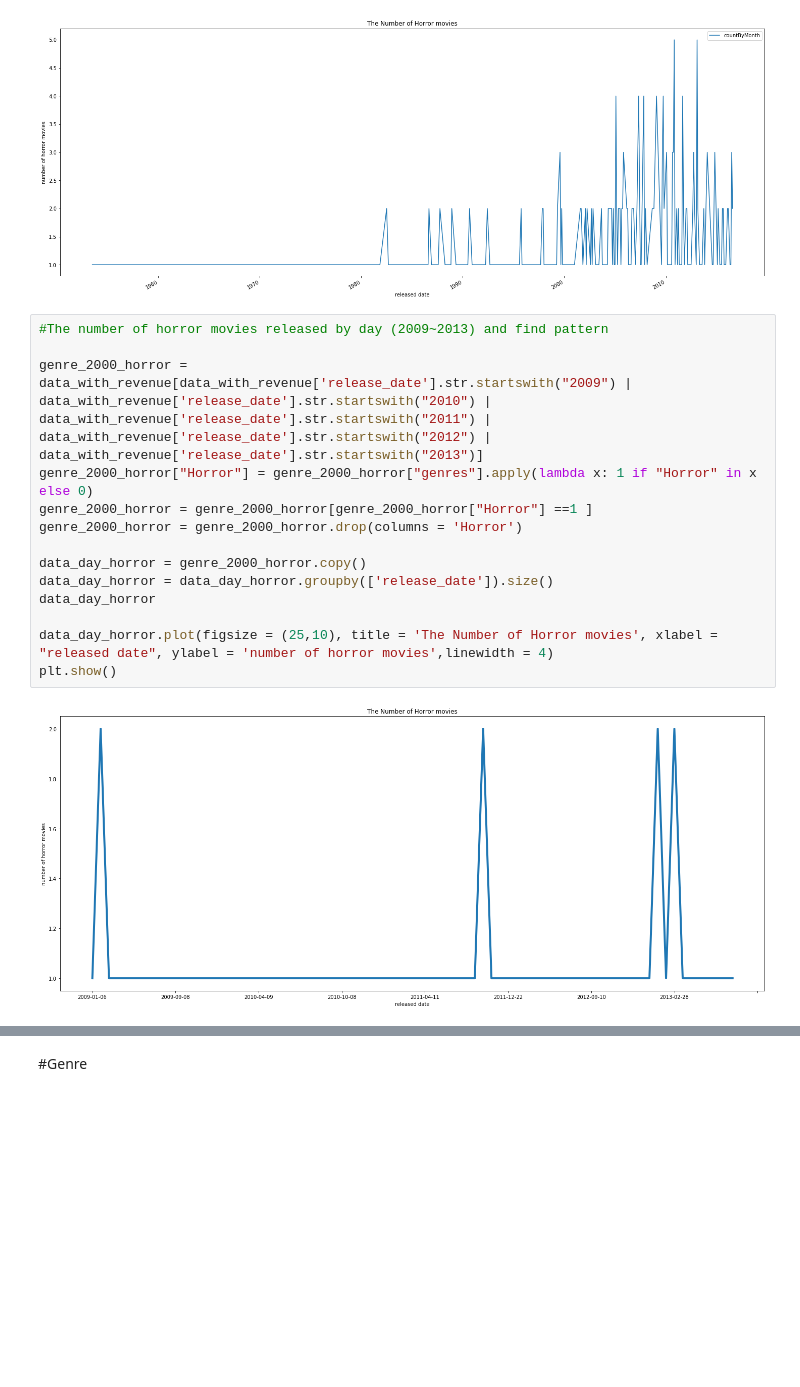
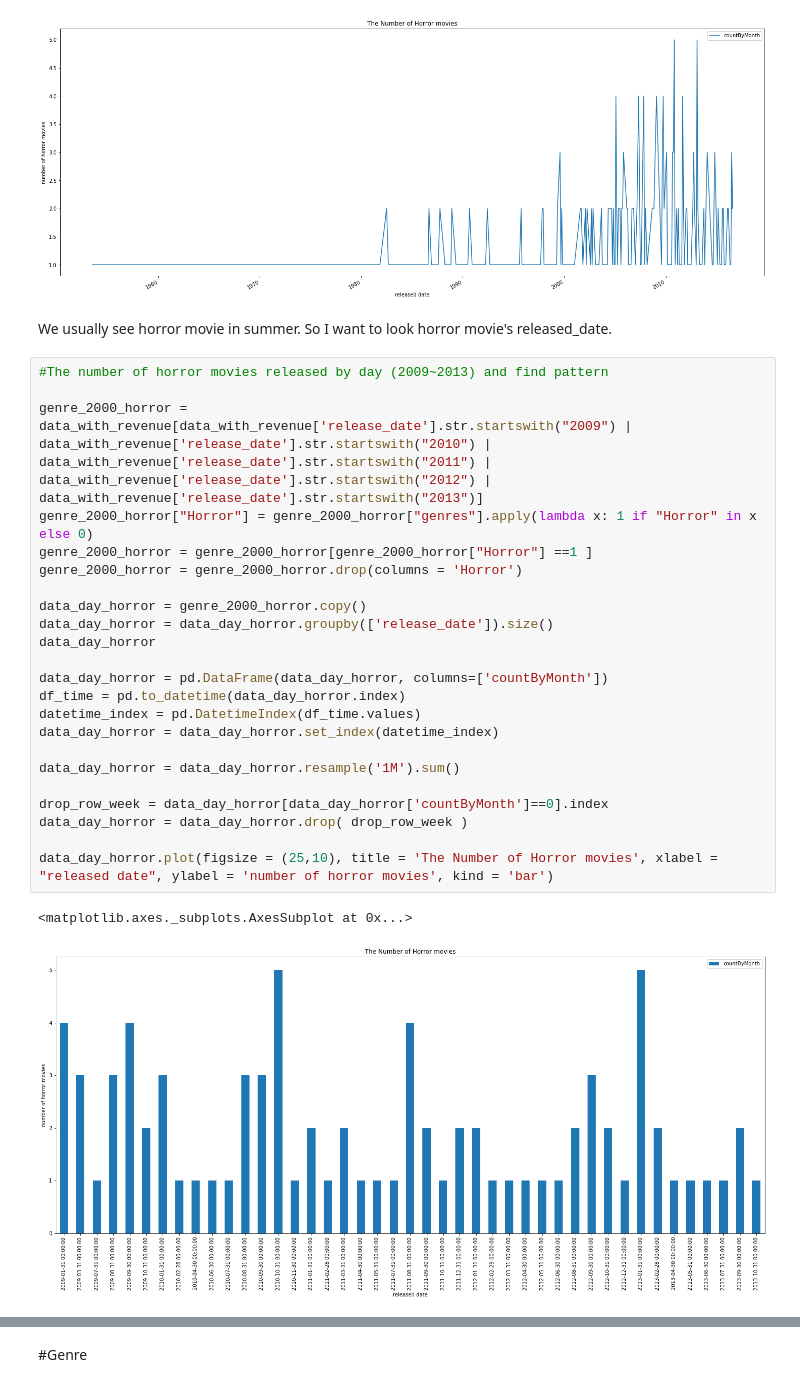
Before and after one commit to JeongYoon-L/Analysis-TMDB-open-data, a Jupyter notebook: cse351_project_Lee_JeongYoon_114133199.ipynb, the cells around one changed output, grey strips where cells are left out. Drawn from its saved outputs; the diff is of its cells as text; blank space fills up the shorter version.

```diff
--- a/cse351_project_Lee_JeongYoon_114133199.ipynb
+++ b/cse351_project_Lee_JeongYoon_114133199.ipynb
@@ -558,19 +562,32 @@ data_day_horror
 | 2016-07-31 | 2 |
 230 rows × 1 columns
 [figure]
+# %% [markdown]
+We usually see horror movie in summer.
+So I want to look horror movie's released_date.
 # %%
 #The number of horror movies released by day (2009~2013) and find pattern
 
 genre_2000_horror = data_with_revenue[data_with_revenue['release_date'].str.startswith("2009") | data_with_revenue['release_date'].str.startswith("2010") | data_with_revenue['release_date'].str.startswith("2011") | data_with_revenue['release_date'].str.startswith("2012") | data_with_revenue['release_date'].str.startswith("2013")]
 genre_2000_horror["Horror"] = genre_2000_horror["genres"].apply(lambda x: 1 if "Horror" in x else 0)
 genre_2000_horror = genre_2000_horror[genre_2000_horror["Horror"] ==1 ]
 genre_2000_horror = genre_2000_horror.drop(columns = 'Horror')
 
 data_day_horror = genre_2000_horror.copy()
 data_day_horror = data_day_horror.groupby(['release_date']).size()
 data_day_horror
 
-data_day_horror.plot(figsize = (25,10), title = 'The Number of Horror movies', xlabel = "released date", ylabel = 'number of horror movies',linewidth = 4)
-plt.show()
+data_day_horror = pd.DataFrame(data_day_horror, columns=['countByMonth'])
+df_time = pd.to_datetime(data_day_horror.index)
+datetime_index = pd.DatetimeIndex(df_time.values)
+data_day_horror = data_day_horror.set_index(datetime_index)
+
+data_day_horror = data_day_horror.resample('1M').sum()
+
+drop_row_week = data_day_horror[data_day_horror['countByMonth']==0].index
+data_day_horror = data_day_horror.drop( drop_row_week )
+
+data_day_horror.plot(figsize = (25,10), title = 'The Number of Horror movies', xlabel = "released date", ylabel = 'number of horror movies', kind = 'bar')
 # %% [output]
+<matplotlib.axes._subplots.AxesSubplot at 0x...>
-[figure, old version]
+[figure, new version]
```
Also changed, not shown: parts of 5 cells of this notebook.
